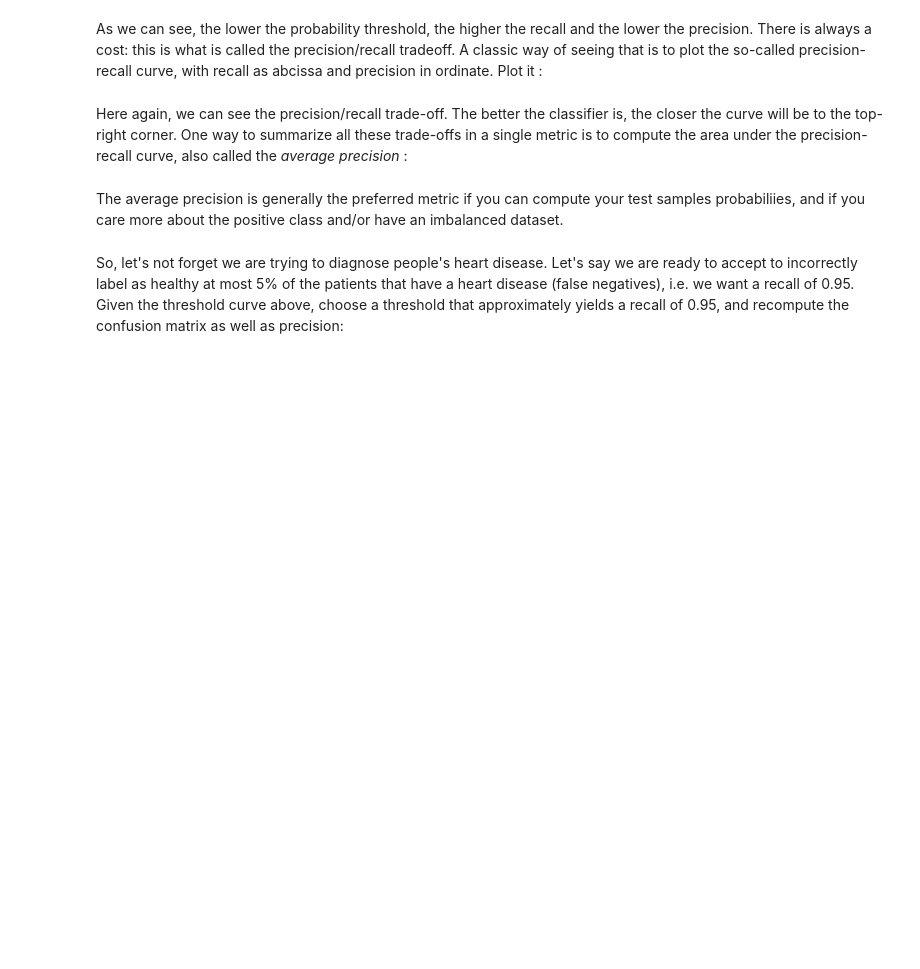
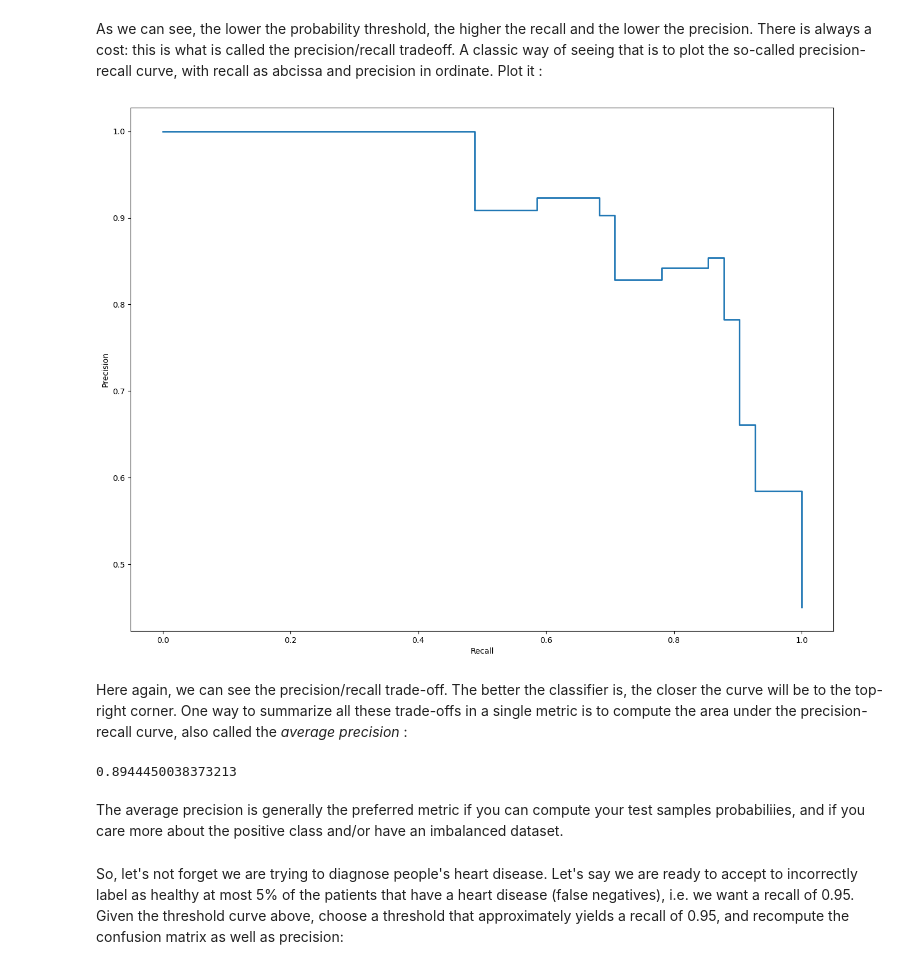
Before and after one commit to LexouLam/ML2, a Jupyter notebook: notebooks/A1_ML2_classification.ipynb, the cells around one changed output. Saved outputs shown, nothing was run; the diff lists cells and outputs as text; code cells hidden in the pictures; blank space fills up the shorter version.

```diff
--- a/notebooks/A1_ML2_classification.ipynb
+++ b/notebooks/A1_ML2_classification.ipynb
@@ -389,16 +404,24 @@ As we can see, the lower the probability threshold, the higher the recall and th
 # %%
 def plot_precision_recall_curve(precisions, recalls):
     plt.step(recalls, precisions, linewidth=2)
     plt.xlabel('Recall')
     plt.ylabel('Precision')
 
 #TOFILL
+
+plot_precision_recall_curve(precisions=precisions, recalls=recalls)
+# %% [output]
+[figure, added]
 # %% [markdown]
 Here again, we can see the precision/recall trade-off. The better the classifier is, the closer the curve will be to the top-right corner. One way to summarize all these trade-offs in a single metric is to compute the area under the precision-recall curve, also called the *average precision* :
 # %%
 from sklearn.metrics import average_precision_score
 
 #TOFILL
+
+average_precision_score(y_test, y_test_proba)
+# %% [output]
+0.8944450038373213
 # %% [markdown]
 The average precision is generally the preferred metric if you can compute your test samples probabiliies, and if you care more about the positive class and/or have an imbalanced dataset.
 # %% [markdown]
```
Also changed, not shown: parts of 10 cells of this notebook, 1 other file.
